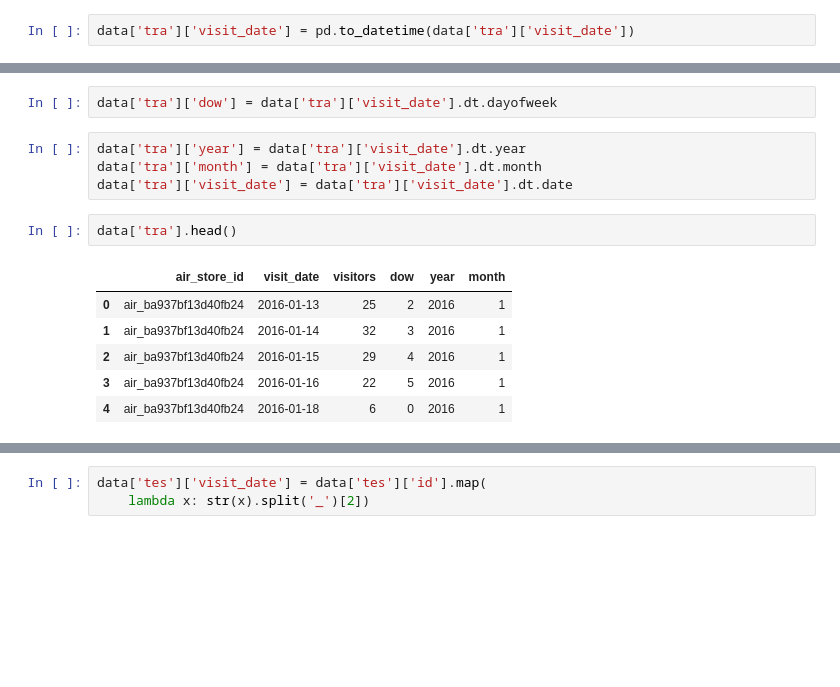
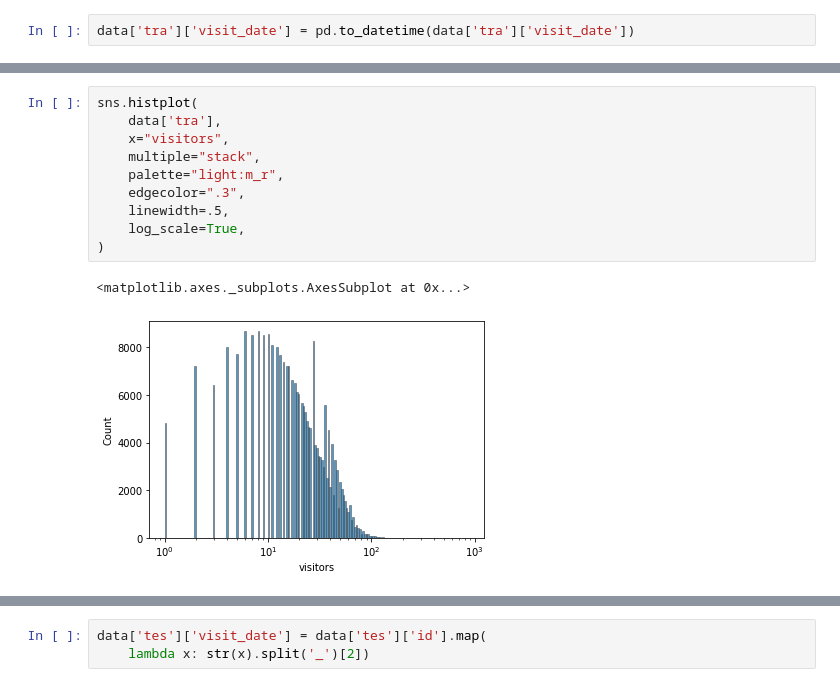
Before and after one commit to minji2744/AIFFEL, a Jupyter notebook: Hackerton/1st/AIFFEL_Hackerton_1st.ipynb, the cells around one changed output, grey strips where cells are left out. Drawn from its saved outputs; the diff is of its cells as text; blank space fills up the shorter version.

```diff
--- a/Hackerton/1st/AIFFEL_Hackerton_1st.ipynb
+++ b/Hackerton/1st/AIFFEL_Hackerton_1st.ipynb
@@ -101,15 +116,13 @@ plt.show()
-# %%
-data['tra']['dow'] = data['tra']['visit_date'].dt.dayofweek
-# %%
-data['tra']['year'] = data['tra']['visit_date'].dt.year
-data['tra']['month'] = data['tra']['visit_date'].dt.month
-data['tra']['visit_date'] = data['tra']['visit_date'].dt.date
-# %%
-data['tra'].head()
-# %% [output]
-|  | air_store_id | visit_date | visitors | dow | year | month |
-| 0 | air_ba937bf13d40fb24 | 2016-01-13 | 25 | 2 | 2016 | 1 |
-| 1 | air_ba937bf13d40fb24 | 2016-01-14 | 32 | 3 | 2016 | 1 |
-| 2 | air_ba937bf13d40fb24 | 2016-01-15 | 29 | 4 | 2016 | 1 |
-| 3 | air_ba937bf13d40fb24 | 2016-01-16 | 22 | 5 | 2016 | 1 |
-| 4 | air_ba937bf13d40fb24 | 2016-01-18 | 6 | 0 | 2016 | 1 |
+# %%
+sns.histplot(
+    data['tra'],
+    x="visitors",
+    multiple="stack",
+    palette="light:m_r",
+    edgecolor=".3",
+    linewidth=.5,
+    log_scale=True,
+)
+# %% [output]
+<matplotlib.axes._subplots.AxesSubplot at 0x...>
+[figure, added]
```
Also changed, not shown: parts of 9 cells of this notebook.
